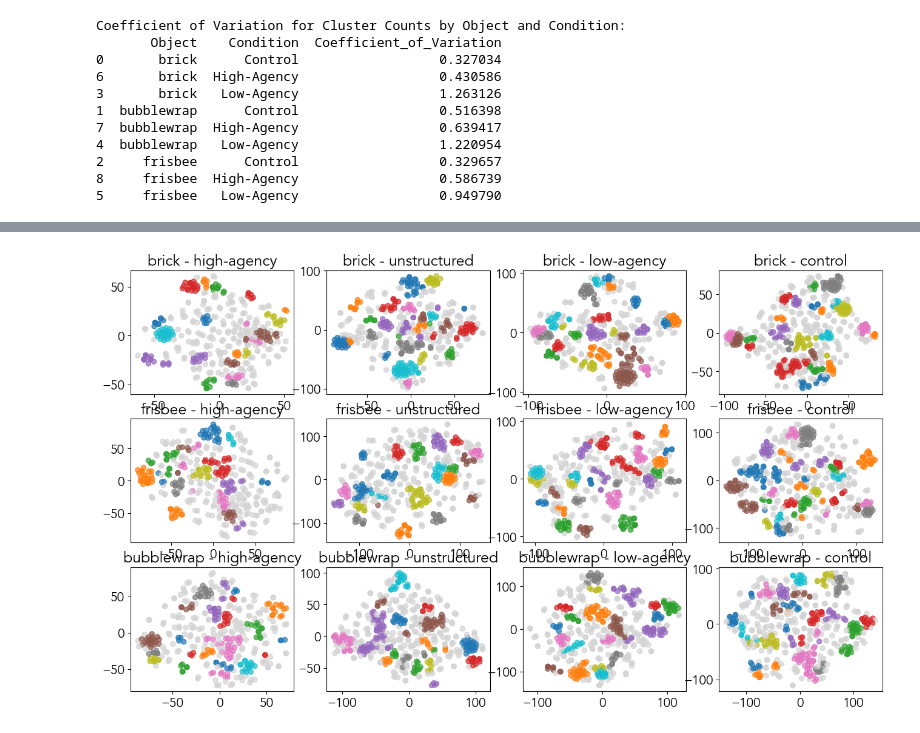
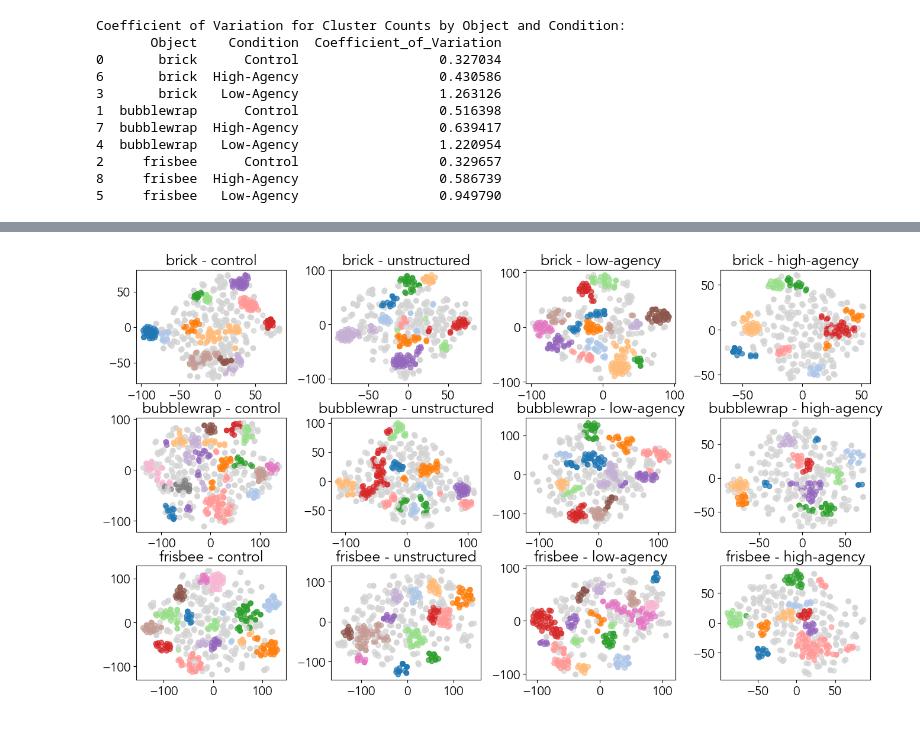
Before and after one commit to sarahhannahwu/idea_generation, a Jupyter notebook: clustering.ipynb, the cells around one changed output, grey strips where cells are left out. Drawn from its saved outputs; the diff is of its cells as text; code cells hidden in the pictures.

```diff
--- a/clustering.ipynb
+++ b/clustering.ipynb
@@ -340,12 +354,12 @@ cloudresearch_embeddings = model.encode(cloudresearch_ideas, show_progress_bar=T
 cloudresearch_df['object'] = cloudresearch_df['trial_id'].str.extract('([a-zA-Z]+)')[0]
 
 # 4. Prepare for Clustering
-unique_objects = cloudresearch_df['object'].unique()
-unique_conditions = cloudresearch_df['Condition'].unique()
+unique_cloudresearch_objects = cloudresearch_df['object'].unique()
+unique_cloudresearch_conditions = cloudresearch_df['Condition'].unique()
 
 # Use HDBSCAN to cluster ideas based on their embeddings
-for cond in unique_conditions:
-    for obj in unique_objects:
+for cond in unique_cloudresearch_conditions:
+    for obj in unique_cloudresearch_objects:
         obj_cond_mask = (cloudresearch_df['object'] == obj) & (cloudresearch_df['Condition'] == cond)
         # Get the 384-dimensional vectors
         raw_vectors = cloudresearch_embeddings[obj_cond_mask]
@@ -353,9 +367,9 @@ for cond in unique_conditions:
         # HDBSCAN with 'cosine' metric for raw embeddings
         # min_cluster_size: Adjust this based on total N (e.g., 5-10)
         clusterer = hdbscan.HDBSCAN(
-            min_cluster_size=6,
+            min_cluster_size=10,
             min_samples=1,
-            cluster_selection_epsilon=0.25, # Adjust this to control cluster granularity
+            cluster_selection_epsilon=0.5, # Adjust this to control cluster granularity
             metric='euclidean', # Note: HDBSCAN works best with euclidean on normalized vectors
             cluster_selection_method='eom'
         )
@@ -384,43 +398,57 @@ pd.DataFrame(cloudresearch_df)
 # %%
 # For each object-condition pair, plot t-SNE for CloudResearch data
 # Display in a grid of t-SNE plots for all object-condition pairs
-n_objects = len(unique_objects)
-n_conditions = len(unique_conditions)
+n_objects = len(unique_cloudresearch_objects)
+n_conditions = len(unique_cloudresearch_conditions)
 
 # Create a grid of subplots
+# Order the conditions as Control, Unstructured, Low-Agency, High-Agency
+condition_order = ['control', 'unstructured', 'low-agency', 'high-agency']
+# Order the objects as brick, bubblewrap, frisbee
+object_order = ['brick', 'bubblewrap', 'frisbee']
+
+unique_cloudresearch_conditions = [cond for cond in condition_order if cond in cloudresearch_df['Condition'].unique()]
+unique_cloudresearch_objects = [obj for obj in object_order if obj in cloudresearch_df['object'].unique()]
+
 fig, axes = plt.subplots(n_objects, n_conditions, figsize=(4*n_conditions, 3*n_objects), squeeze=False)
 # For each object-condition pair, plot t-SNE
-for i, obj in enumerate(unique_objects):
-    for j, condition in enumerate(unique_conditions):
+for i, obj in enumerate(unique_cloudresearch_objects):
+    for j, condition in enumerate(unique_cloudresearch_conditions):
         obj_cond_mask = (cloudresearch_df['object'] == obj) & (cloudresearch_df['Condition'] == condition)
         if obj_cond_mask.sum() < 2:  # Skip if less than 2 samples
             axes[i][j].set_title(f"{obj} - {condition}")
             axes[i][j].text(0.5, 0.5, "Not enough samples", ha='center', va='center', transform=axes[i][j].transAxes)
             continue
 
         data = cloudresearch_embeddings[obj_cond_mask]
         projection = sklearn.manifold.TSNE().fit_transform(data)
 
         # Color the points by their cluster labels to visually inspect the clustering quality
         labels = cloudresearch_df.loc[obj_cond_mask, 'raw_cluster_label'].values
         unique_labels = np.sort(np.unique(labels))
 
         # Build color map where -1 is light gray
-        base_colors = sns.color_palette('tab10', n_colors=max(len(unique_labels), 1)).as_hex()
+        base_colors = sns.color_palette('tab20', n_colors=max(len(unique_labels), 1)).as_hex()
         color_map = {}
         color_iter = iter(base_colors)
 
         for lab in unique_labels:
             if lab == -1:
                 color_map[lab] = 'lightgray'
             else:
                 color_map[lab] = next(color_iter, 'black')
 
         cmap = mcolors.ListedColormap([color_map[lab] for lab in unique_labels])
         norm = mcolors.BoundaryNorm(np.append(unique_labels, unique_labels[-1] + 1), cmap.N)
 
         axes[i][j].scatter(projection[:, 0], projection[:, 1], c=labels, cmap=cmap, norm=norm, alpha=0.7)
         axes[i][j].set_title(f"{obj} - {condition}")
+
+        # Add more space between subplots for better readability
+        plt.subplots_adjust(wspace=0.3, hspace=0.3)
+
+        # Save a high-resolution version of the plot
+        fig.savefig('figures/tsne_clusters_cloudresearch.png', dpi=300)
 # %% [output]
-[figure, old version]
+[figure, new version]
 # %%
```
Also changed, not shown: parts of 5 cells of this notebook, 7 other files.
